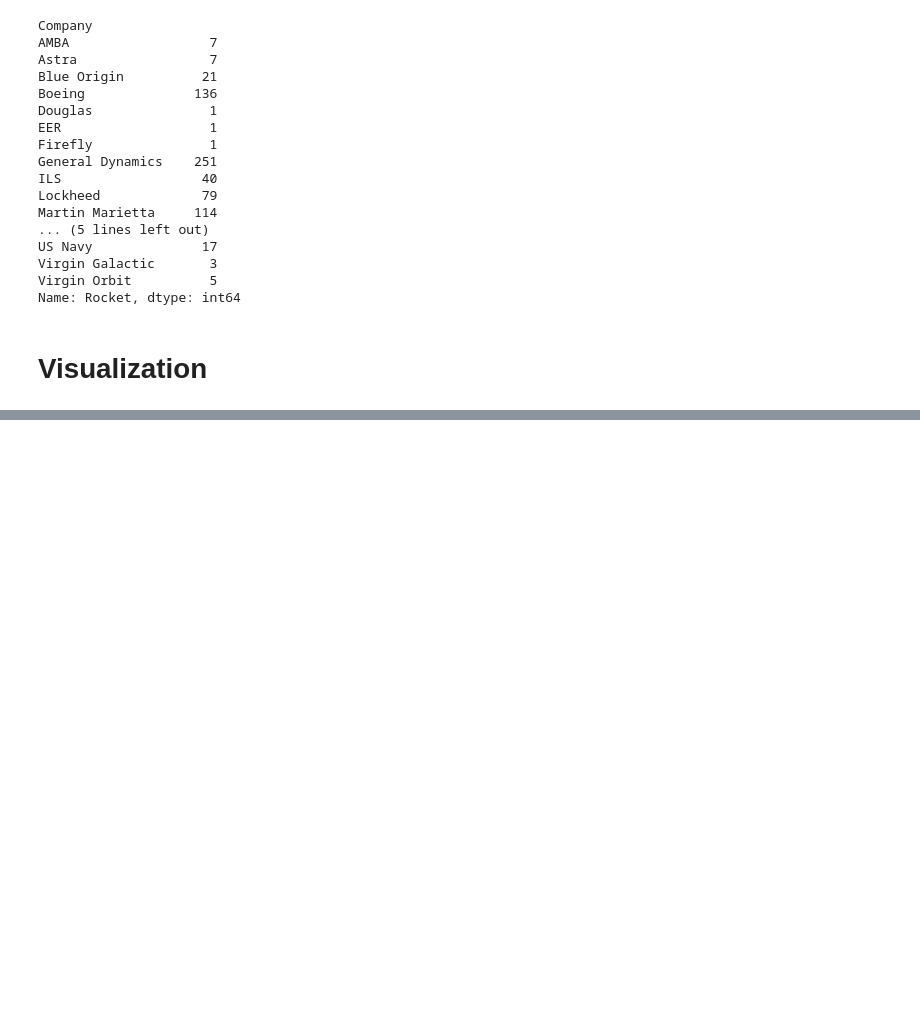
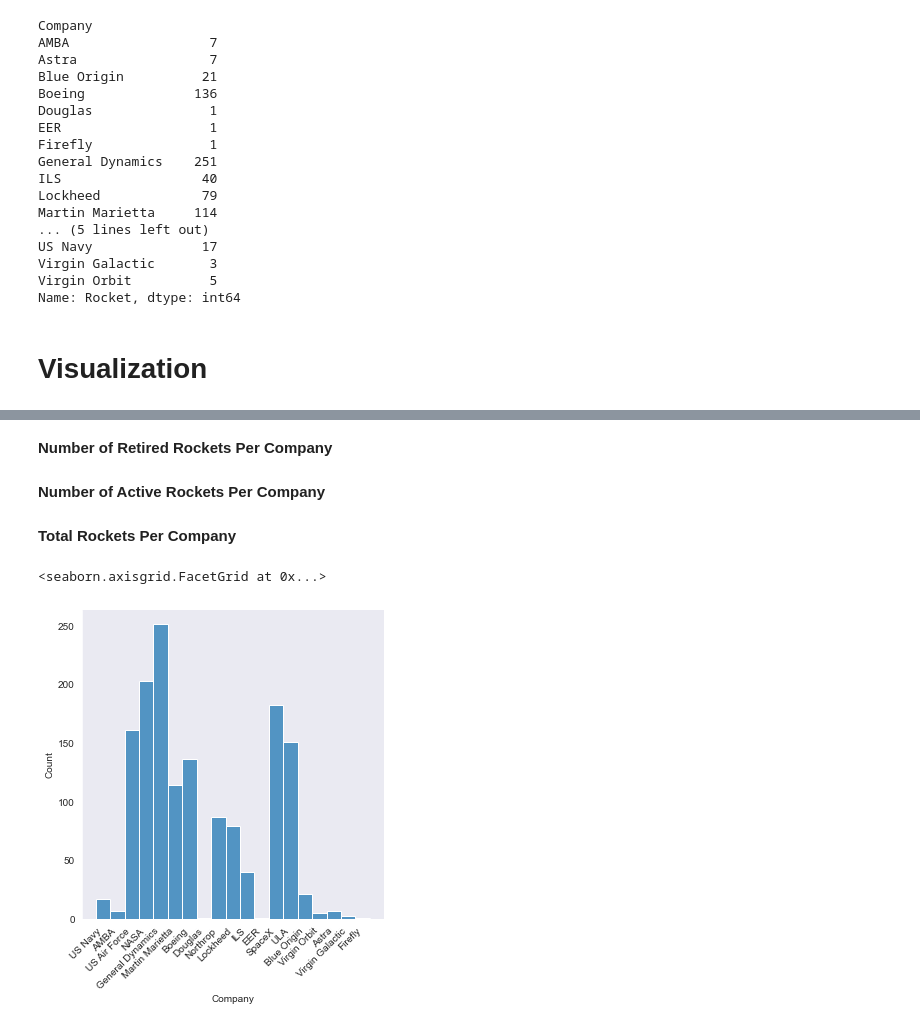
Before and after one commit to t-nicole13/US_Space_Missions, a Jupyter notebook: US_Space_Missions.ipynb, the cells around one changed output, grey strips where cells are left out. Drawn from its saved outputs; the diff is of its cells as text; code cells hidden in the pictures; blank space fills up the shorter version.

```diff
--- a/US_Space_Missions.ipynb
+++ b/US_Space_Missions.ipynb
@@ -609,0 +605,12 @@ sb.displot(
+# %% [markdown]
+**Number of Retired Rockets Per Company**
+# %% [markdown]
+**Number of Active Rockets Per Company**
+# %% [markdown]
+**Total Rockets Per Company**
+# %%
+sb.displot(data = usa_space_missions_dropped[['Company', 'Rocket']], x = 'Company')\
+.set_xticklabels(rotation = 45, horizontalalignment = 'right')
+# %% [output]
+<seaborn.axisgrid.FacetGrid at 0x...>
+[figure, added]
```
Also changed, not shown: parts of 33 cells of this notebook.
